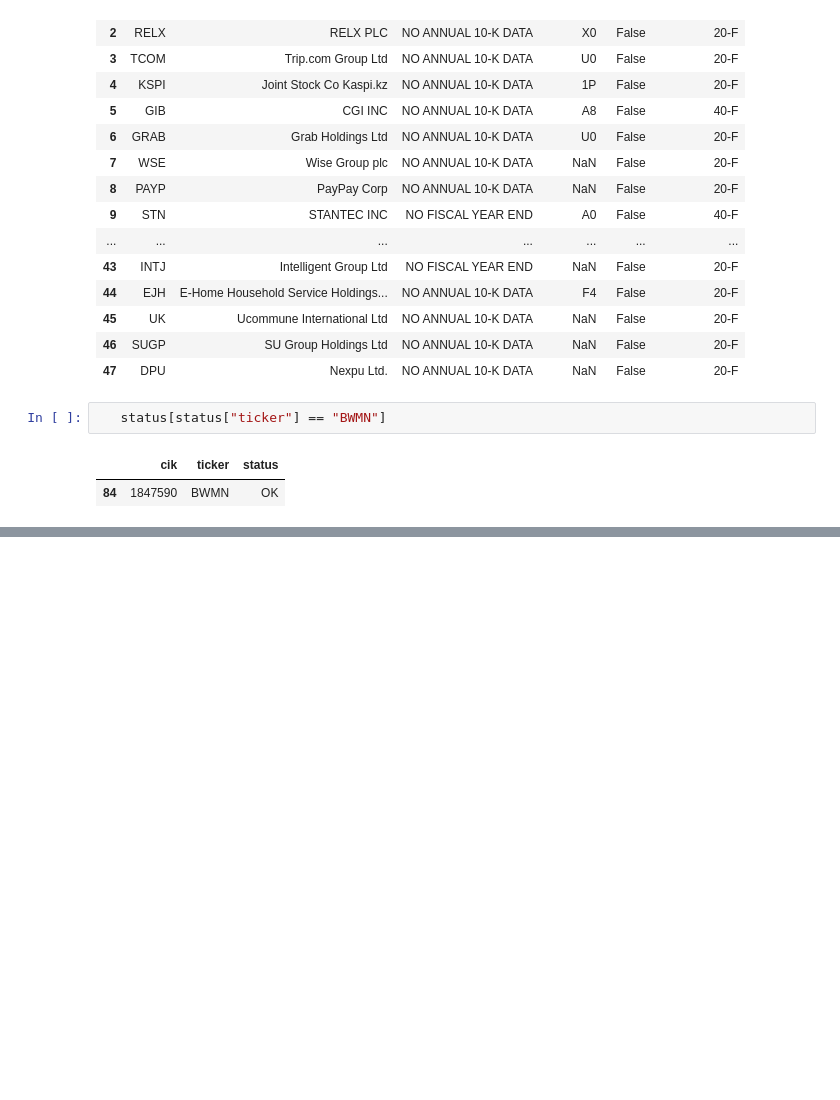
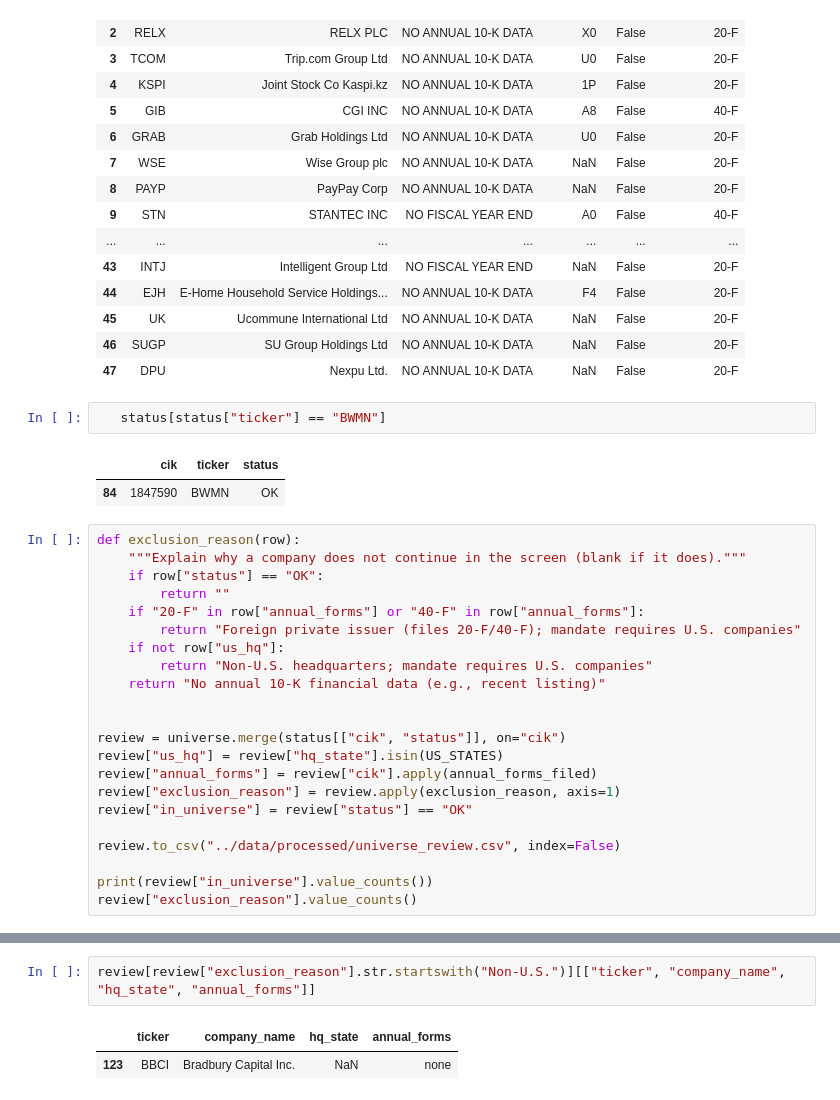
Before and after one commit to Reethika-Bollaboyana/pe-deal-screening-engine, a Jupyter notebook: notebooks/03_extract_financials.ipynb, the cells around one changed output, grey strips where cells are left out. Cells and saved outputs as stored; diff of their text form; blank space fills up the shorter version.

```diff
--- a/notebooks/03_extract_financials.ipynb
+++ b/notebooks/03_extract_financials.ipynb
@@ -226,3 +226,25 @@ dtype: int64
 # %% [output]
 |  | cik | ticker | status |
 | 84 | 1847590 | BWMN | OK |
+# %%
+def exclusion_reason(row):
+    """Explain why a company does not continue in the screen (blank if it does)."""
+    if row["status"] == "OK":
+        return ""
+    if "20-F" in row["annual_forms"] or "40-F" in row["annual_forms"]:
+        return "Foreign private issuer (files 20-F/40-F); mandate requires U.S. companies"
+    if not row["us_hq"]:
+        return "Non-U.S. headquarters; mandate requires U.S. companies"
+    return "No annual 10-K financial data (e.g., recent listing)"
+
+
+review = universe.merge(status[["cik", "status"]], on="cik")
+review["us_hq"] = review["hq_state"].isin(US_STATES)
+review["annual_forms"] = review["cik"].apply(annual_forms_filed)
+review["exclusion_reason"] = review.apply(exclusion_reason, axis=1)
+review["in_universe"] = review["status"] == "OK"
+
+review.to_csv("../data/processed/universe_review.csv", index=False)
+
+print(review["in_universe"].value_counts())
+review["exclusion_reason"].value_counts()
@@ -228,0 +262,5 @@ dtype: int64
+# %%
+review[review["exclusion_reason"].str.startswith("Non-U.S.")][["ticker", "company_name", "hq_state", "annual_forms"]]
+# %% [output]
+|  | ticker | company_name | hq_state | annual_forms |
+| 123 | BBCI | Bradbury Capital Inc. | NaN | none |
```
Also changed, not shown: parts of 1 cell of this notebook, 1 other file.
